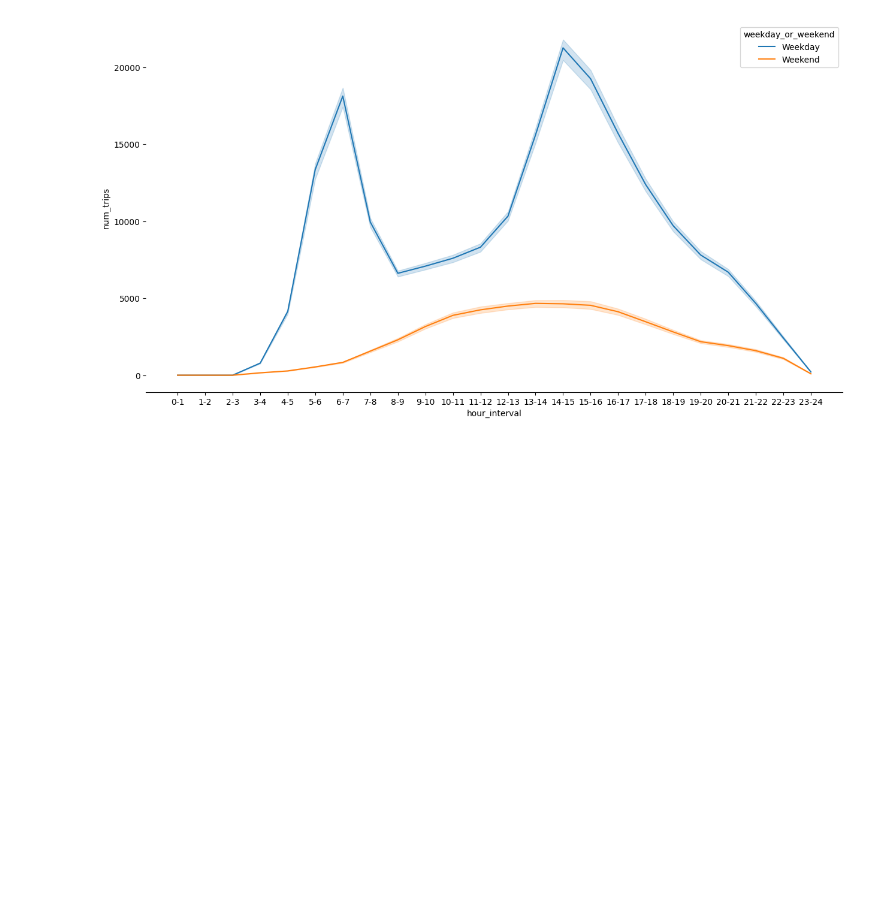
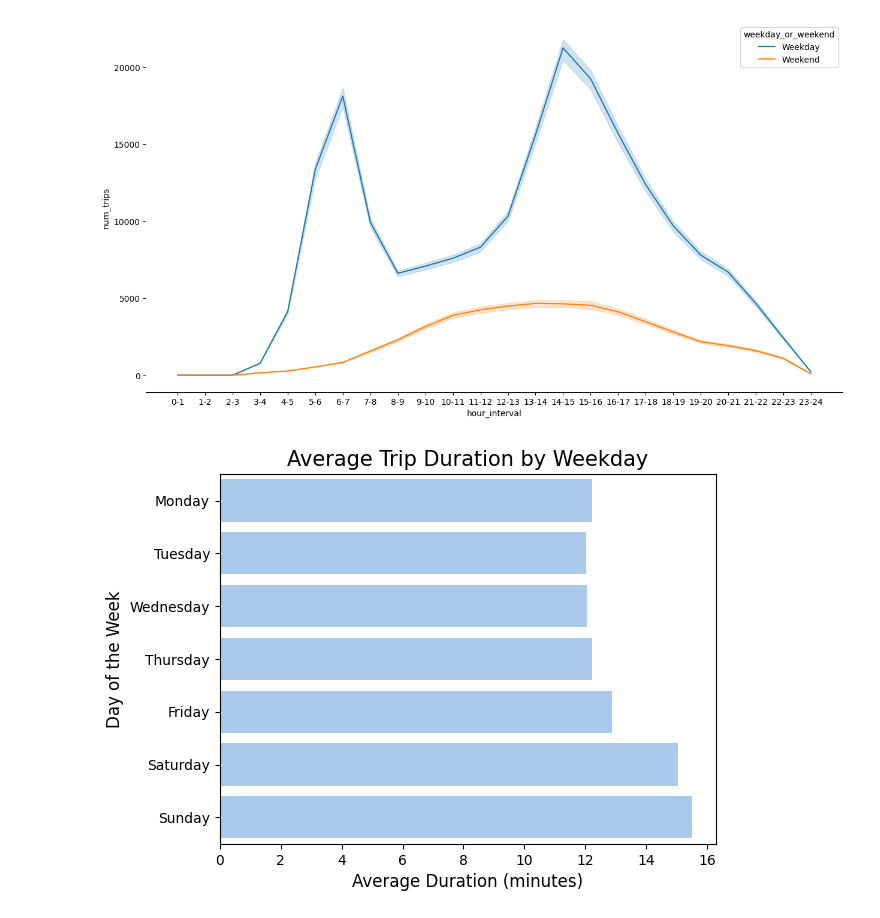
Before and after one commit to niclasclassen/oslo-city-bikes-network-flow-analysis, a Jupyter notebook: main.ipynb, the cells around one changed output. Saved outputs shown, nothing was run; the diff lists cells and outputs as text; code cells hidden in the pictures; blank space fills up the shorter version.

Commit message:
add analysis for trip duration per day

```diff
--- a/main.ipynb
+++ b/main.ipynb
@@ -421,3 +421,37 @@ sns.despine(left=True)
 plt.show()
 # %% [output]
 [figure]
+# %%
+# Calculate average duration for each day of the week
+average_duration = gdf_rides.groupby('day_of_week')['duration_in_minutes'].mean()
+
+# Create a new DataFrame for the plot
+df_average_duration = pd.DataFrame({'day_of_week': average_duration.index, 'average_duration': average_duration.values})
+
+# Create a list of weekdays in order
+weekdays = ['Monday', 'Tuesday', 'Wednesday', 'Thursday', 'Friday', 'Saturday', 'Sunday']
+
+# Map 'day_of_week' from numerical to string
+df_average_duration['day_of_week'] = df_average_duration['day_of_week'].map(dict(enumerate(weekdays)))
+
+# Convert 'day_of_week' from string to categorical data
+df_average_duration['day_of_week'] = pd.Categorical(df_average_duration['day_of_week'], categories=weekdays, ordered=True)
+
+# Sort the DataFrame by 'day_of_week'
+df_average_duration = df_average_duration.sort_values('day_of_week')
+
+# Set the color palette
+sns.set_color_codes('pastel')
+
+# Create the plot with flipped axes and pastel color
+sns.barplot(x='average_duration', y='day_of_week', data=df_average_duration, color='b', orient='h')
+
+# Set the title and labels of the plot
+plt.title('Average Trip Duration by Weekday', fontsize=15)
+plt.xlabel('Average Duration (minutes)', fontsize=12)
+plt.ylabel('Day of the Week', fontsize=12)
+
+# Show the plot
+plt.show()
+# %% [output]
+[figure, added]
```
Also changed, not shown: parts of 1 cell of this notebook.
